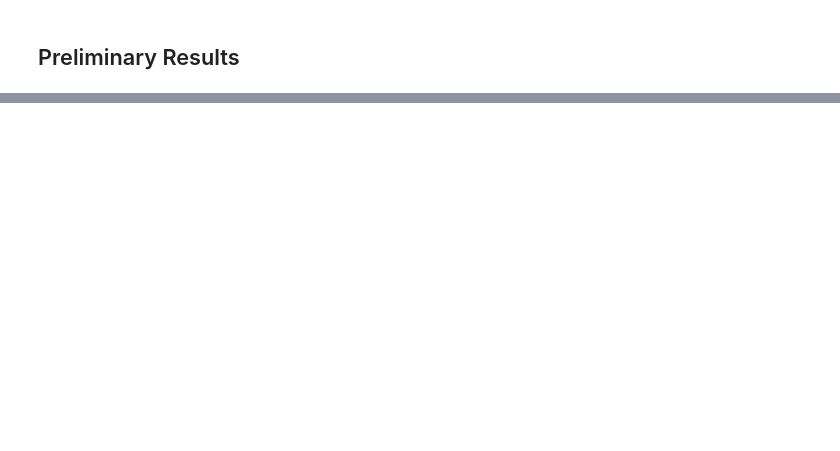
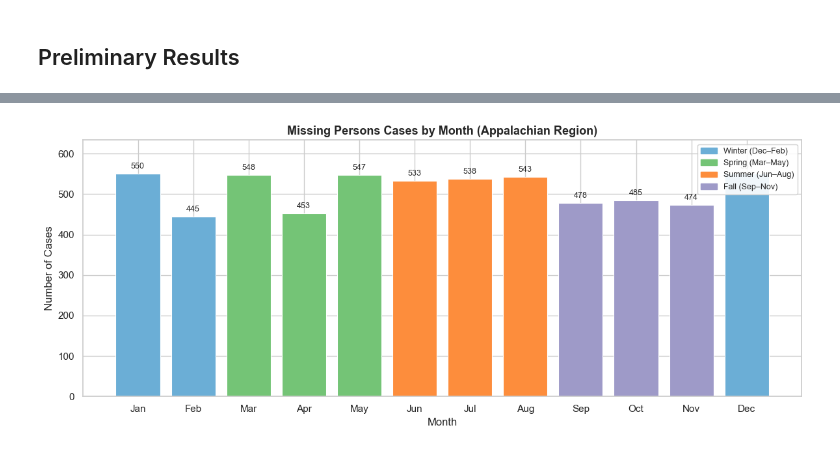
Before and after one commit to jonmoses/Lost-In-The-Mountains, a Jupyter notebook: Lost-In-The-Mountains-Final-Project.ipynb, the cells around one changed output, grey strips where cells are left out. Cells and saved outputs as stored; diff of their text form; code cells hidden in the pictures; blank space fills up the shorter version.

Commit message:
Added seasonal analysis

```diff
--- a/Lost-In-The-Mountains-Final-Project.ipynb
+++ b/Lost-In-The-Mountains-Final-Project.ipynb
@@ -572,0 +667,44 @@ Proof of concept covariance mapping for economic data went well. For the final I
+# %%
+import pandas as pd
+import matplotlib.pyplot as plt
+import matplotlib.patches as mpatches
+
+df_mp = pd.read_csv("data/missing_persons_with_coords.csv")
+df_mp["DLC"] = pd.to_datetime(df_mp["DLC"], errors="coerce")
+df_mp["month"] = df_mp["DLC"].dt.month
+
+month_counts = df_mp["month"].value_counts().sort_index()
+month_labels = ["Jan","Feb","Mar","Apr","May","Jun","Jul","Aug","Sep","Oct","Nov","Dec"]
+
+season_colors = {
+    1: "#6baed6", 2: "#6baed6", 3: "#74c476",
+    4: "#74c476", 5: "#74c476", 6: "#fd8d3c",
+    7: "#fd8d3c", 8: "#fd8d3c", 9: "#9e9ac8",
+    10: "#9e9ac8", 11: "#9e9ac8", 12: "#6baed6"
+}
+bar_colors = [season_colors[m] for m in month_counts.index]
+
+fig, ax = plt.subplots(figsize=(12, 5))
+bars = ax.bar(month_labels, month_counts.values, color=bar_colors, edgecolor="white", linewidth=0.8)
+
+ax.set_title("Missing Persons Cases by Month (Appalachian Region)", fontsize=13, fontweight="bold")
+ax.set_xlabel("Month")
+ax.set_ylabel("Number of Cases")
+ax.set_ylim(0, month_counts.max() * 1.15)
+
+for bar, val in zip(bars, month_counts.values):
+    ax.text(bar.get_x() + bar.get_width() / 2, bar.get_height() + 8,
+            str(val), ha="center", va="bottom", fontsize=9)
+
+legend_patches = [
+    mpatches.Patch(color="#6baed6", label="Winter (Dec–Feb)"),
+    mpatches.Patch(color="#74c476", label="Spring (Mar–May)"),
+    mpatches.Patch(color="#fd8d3c", label="Summer (Jun–Aug)"),
+    mpatches.Patch(color="#9e9ac8", label="Fall (Sep–Nov)"),
+]
+ax.legend(handles=legend_patches, loc="upper right", framealpha=0.9, fontsize=9)
+
+plt.tight_layout()
+plt.show()
+# %% [output]
+[figure, added]
```
Also changed, not shown: parts of 26 cells of this notebook.
